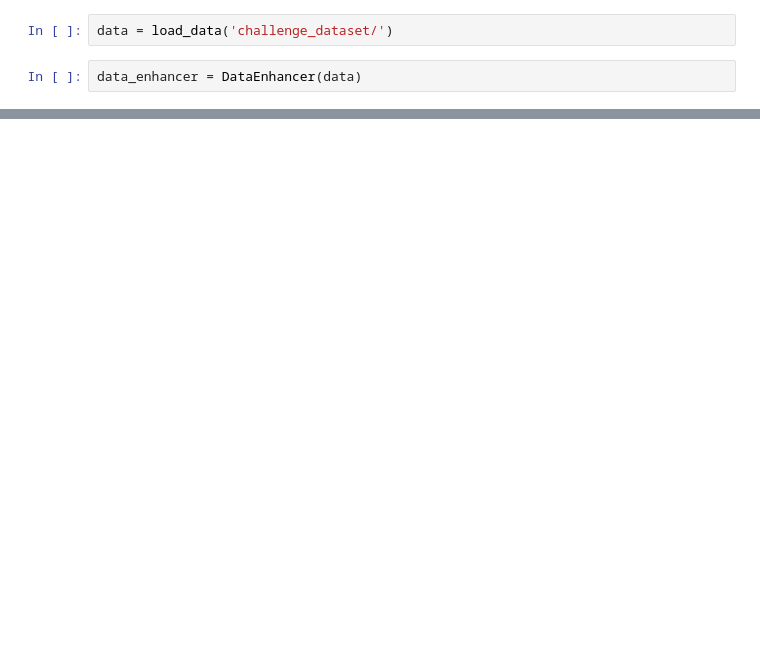
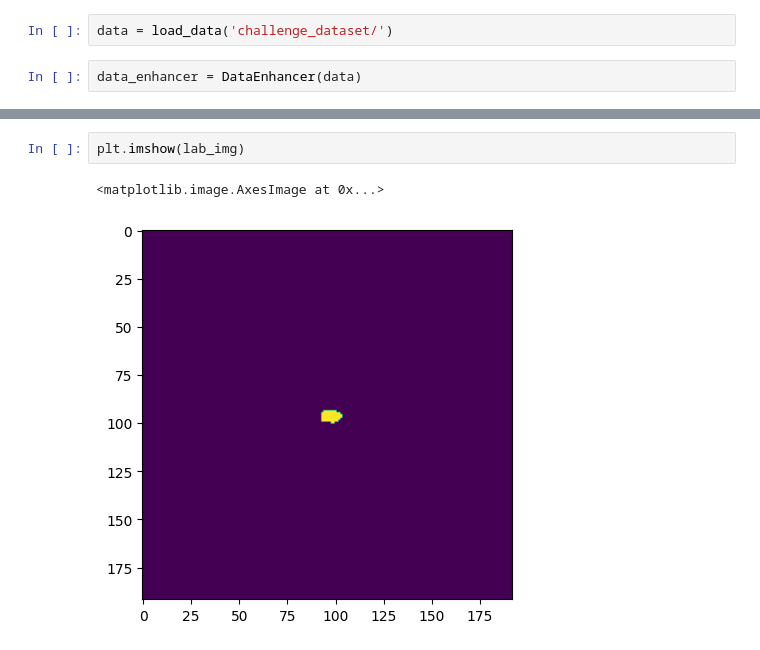
Before and after one commit to louisbzk/Challenge_brain_aneurysms, a Jupyter notebook: data_aug_test.ipynb, the cells around one changed output, grey strips where cells are left out. Saved outputs shown, nothing was run; the diff lists cells and outputs as text; blank space fills up the shorter version.

```diff
--- a/data_aug_test.ipynb
+++ b/data_aug_test.ipynb
@@ -26,0 +53,5 @@ show_aneurysm(raws, cleaned_labels, 7)
+# %%
+plt.imshow(lab_img)
+# %% [output]
+<matplotlib.image.AxesImage at 0x...>
+[figure, added]
```
Also changed, not shown: parts of 17 cells of this notebook, 9 other files.
